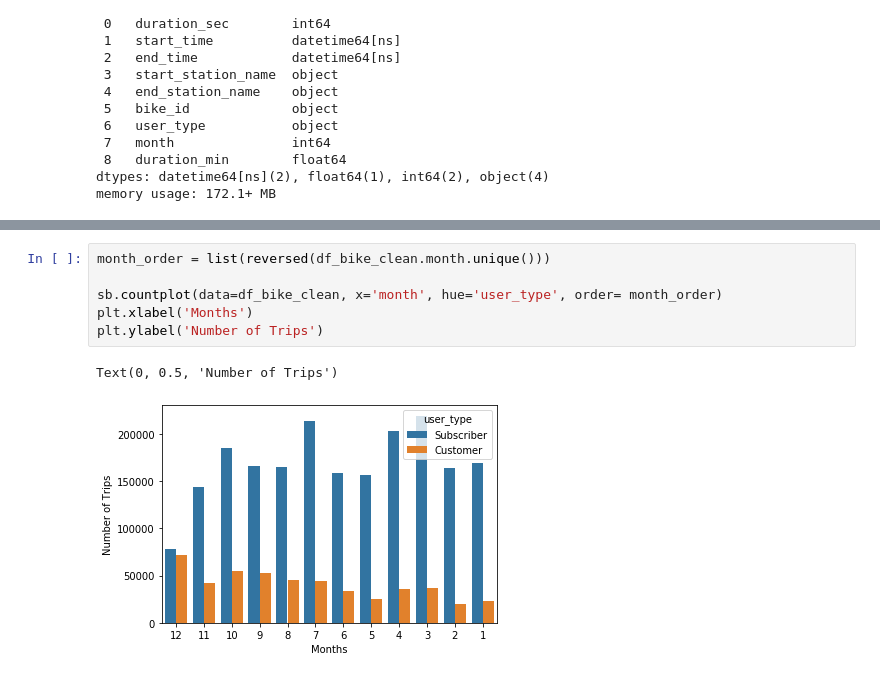
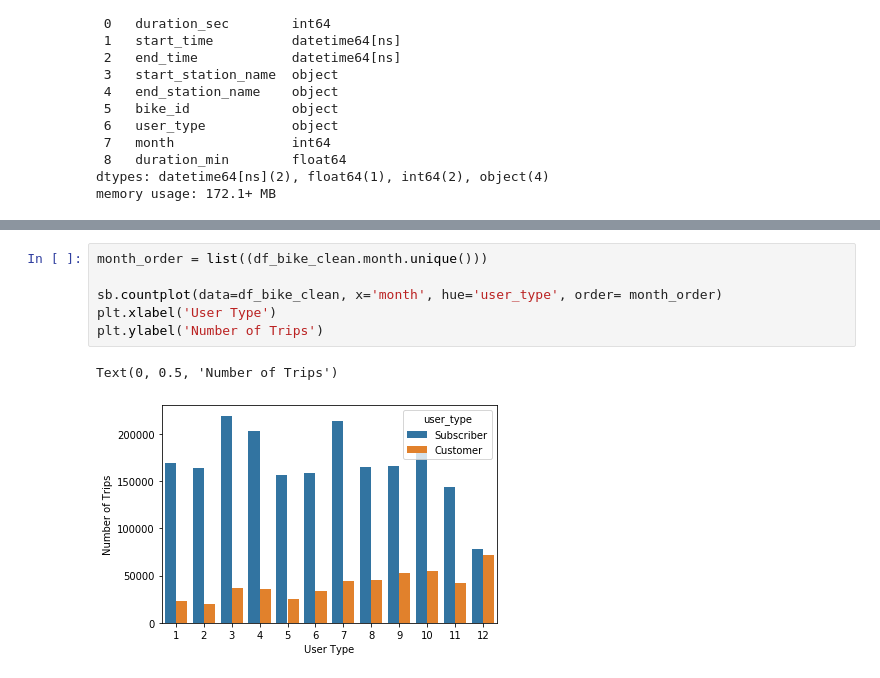
Before and after one commit to khatirinejad/Udacity-Data-Visualization, a Jupyter notebook: Udacity_Data_Visualization.ipynb, the cells around one changed output, grey strips where cells are left out. Cells and saved outputs as stored; diff of their text form.

```diff
--- a/Udacity_Data_Visualization.ipynb
+++ b/Udacity_Data_Visualization.ipynb
@@ -335,9 +314,9 @@ Text(9.924999999999997, 0.5, 'user_type')
 # %%
-month_order = list(reversed(df_bike_clean.month.unique()))
+month_order = list((df_bike_clean.month.unique()))
 
 sb.countplot(data=df_bike_clean, x='month', hue='user_type', order= month_order)
-plt.xlabel('Months')
+plt.xlabel('User Type')
 plt.ylabel('Number of Trips')
 # %% [output]
 Text(0, 0.5, 'Number of Trips')
-[figure, old version]
+[figure, new version]
```
Also changed, not shown: parts of 12 cells of this notebook.
